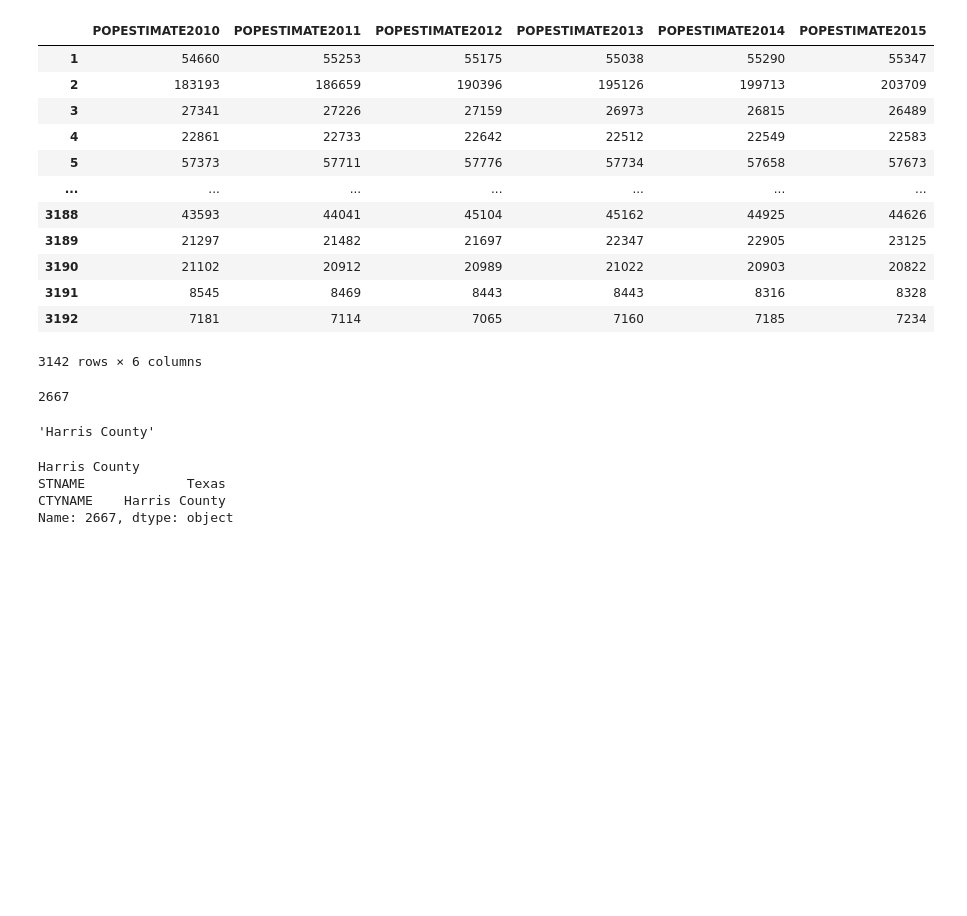
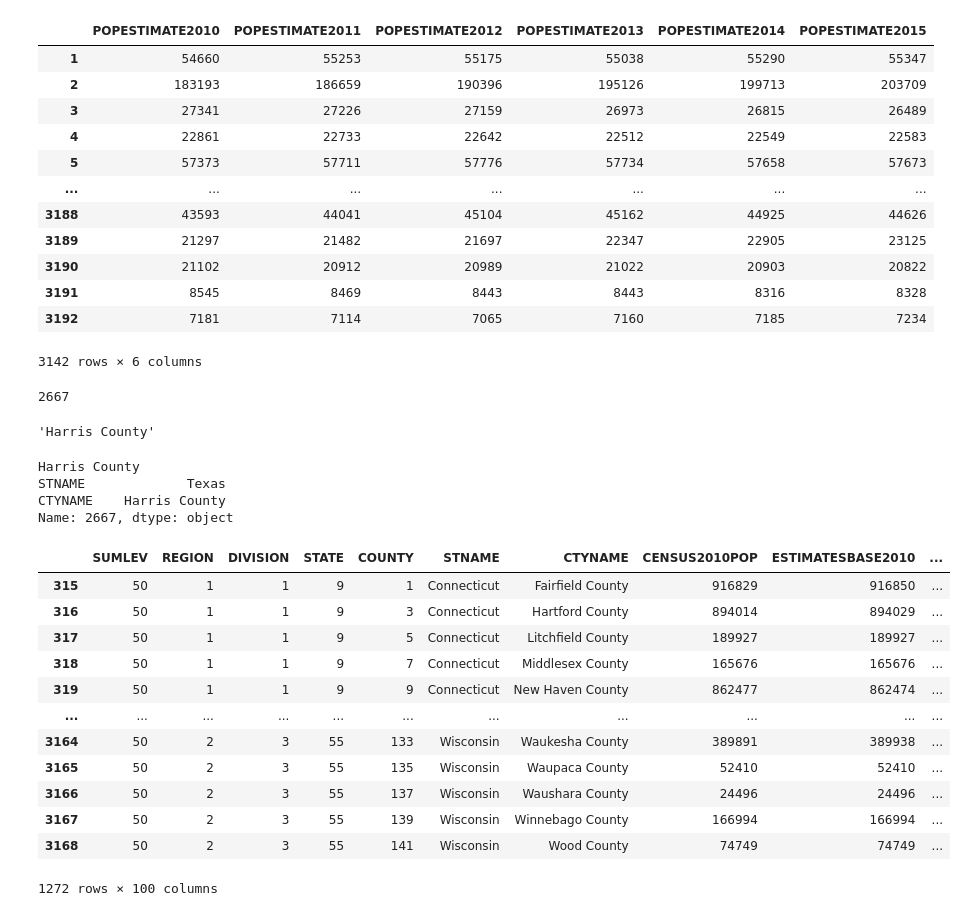
Before and after one commit to jelink27/Data_analytics_project, a Jupyter notebook: american_population_2010_2015/美國人口普查(2010-2015).ipynb, the cells around one changed output. Cells and saved outputs as stored; diff of their text form; code cells hidden in the pictures; blank space fills up the shorter version.

```diff
--- a/american_population_2010_2015/美國人口普查(2010-2015).ipynb
+++ b/american_population_2010_2015/美國人口普查(2010-2015).ipynb
@@ -227,3 +227,23 @@ Harris County
 STNAME             Texas
 CTYNAME    Harris County
 Name: 2667, dtype: object
+# %%
+# Q4 篩選出屬於REGION1或2、開頭名稱為Washington並且POPESTIMATE2015大於POPESTIMATE2014的郡(county)
+
+county_data = census_df[census_df['SUMLEV'] == 50]
+region_filter = (county_data['REGION'] == 1) | (county_data['REGION'] == 2)
+county_data[region_filter]
+# %% [output]
+|  | SUMLEV | REGION | DIVISION | STATE | COUNTY | STNAME | CTYNAME | CENSUS2010POP | ESTIMATESBASE2010 | ... |
+| 315 | 50 | 1 | 1 | 9 | 1 | Connecticut | Fairfield County | 916829 | 916850 | ... |
+| 316 | 50 | 1 | 1 | 9 | 3 | Connecticut | Hartford County | 894014 | 894029 | ... |
+| 317 | 50 | 1 | 1 | 9 | 5 | Connecticut | Litchfield County | 189927 | 189927 | ... |
+| 318 | 50 | 1 | 1 | 9 | 7 | Connecticut | Middlesex County | 165676 | 165676 | ... |
+| 319 | 50 | 1 | 1 | 9 | 9 | Connecticut | New Haven County | 862477 | 862474 | ... |
+| ... | ... | ... | ... | ... | ... | ... | ... | ... | ... | ... |
+| 3164 | 50 | 2 | 3 | 55 | 133 | Wisconsin | Waukesha County | 389891 | 389938 | ... |
+| 3165 | 50 | 2 | 3 | 55 | 135 | Wisconsin | Waupaca County | 52410 | 52410 | ... |
+| 3166 | 50 | 2 | 3 | 55 | 137 | Wisconsin | Waushara County | 24496 | 24496 | ... |
+| 3167 | 50 | 2 | 3 | 55 | 139 | Wisconsin | Winnebago County | 166994 | 166994 | ... |
+| 3168 | 50 | 2 | 3 | 55 | 141 | Wisconsin | Wood County | 74749 | 74749 | ... |
+1272 rows × 100 columns
```
Also changed, not shown: parts of 4 cells of this notebook.
